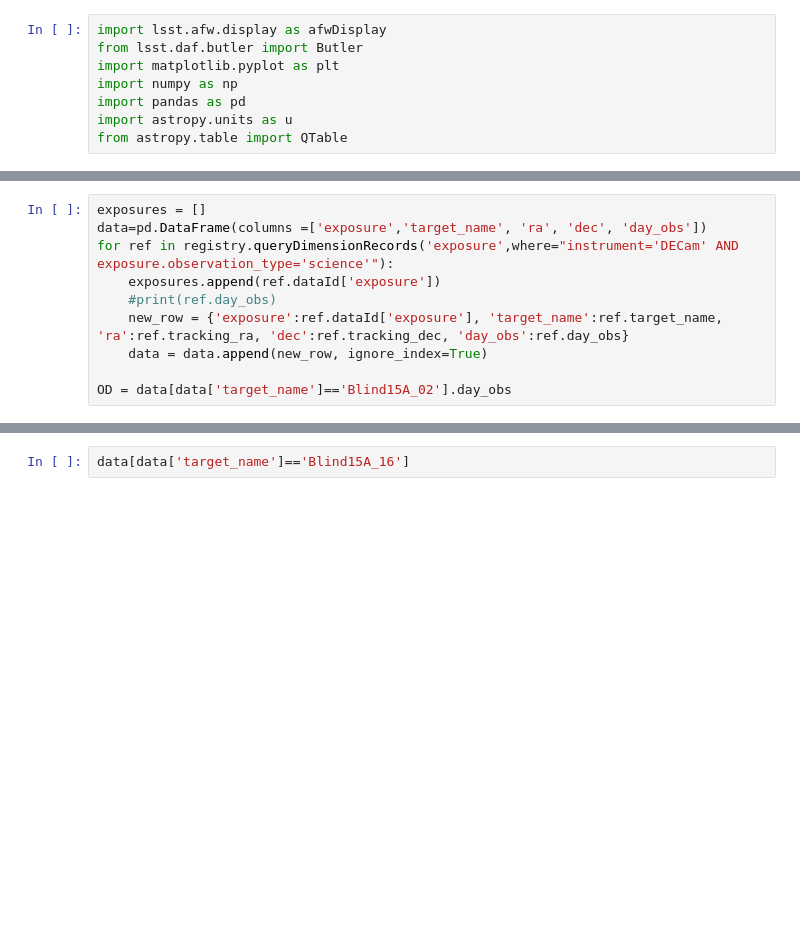
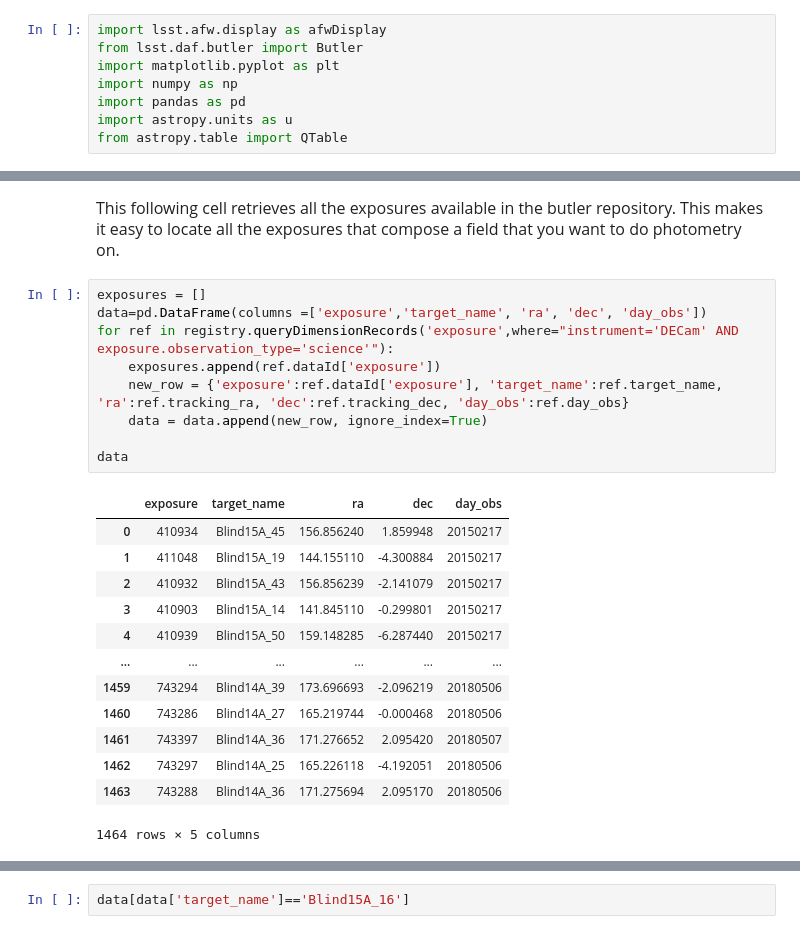
Before and after one commit to PauCaBu/LSST_notebooks, a Jupyter notebook: Seeing.ipynb, the cells around one changed output, grey strips where cells are left out. Drawn from its saved outputs; the diff is of its cells as text; blank space fills up the shorter version.

```diff
--- a/Seeing.ipynb
+++ b/Seeing.ipynb
@@ -64,10 +86,25 @@ def checkSeeing(collection, visit, data_type):
+# %% [markdown]
+<font size="3"> This following cell retrieves all the exposures available in the butler repository. This makes it easy to locate all the exposures that compose a field that you want to do photometry on.
 # %%
 exposures = []
 data=pd.DataFrame(columns =['exposure','target_name', 'ra', 'dec', 'day_obs'])
 for ref in registry.queryDimensionRecords('exposure',where="instrument='DECam' AND exposure.observation_type='science'"):
     exposures.append(ref.dataId['exposure'])
-    #print(ref.day_obs)
     new_row = {'exposure':ref.dataId['exposure'], 'target_name':ref.target_name, 'ra':ref.tracking_ra, 'dec':ref.tracking_dec, 'day_obs':ref.day_obs}
     data = data.append(new_row, ignore_index=True)
 
-OD = data[data['target_name']=='Blind15A_02'].day_obs
+data
+# %% [output]
+|  | exposure | target_name | ra | dec | day_obs |
+| 0 | 410934 | Blind15A_45 | 156.856240 | 1.859948 | 20150217 |
+| 1 | 411048 | Blind15A_19 | 144.155110 | -4.300884 | 20150217 |
+| 2 | 410932 | Blind15A_43 | 156.856239 | -2.141079 | 20150217 |
+| 3 | 410903 | Blind15A_14 | 141.845110 | -0.299801 | 20150217 |
+| 4 | 410939 | Blind15A_50 | 159.148285 | -6.287440 | 20150217 |
+| ... | ... | ... | ... | ... | ... |
+| 1459 | 743294 | Blind14A_39 | 173.696693 | -2.096219 | 20180506 |
+| 1460 | 743286 | Blind14A_27 | 165.219744 | -0.000468 | 20180506 |
+| 1461 | 743397 | Blind14A_36 | 171.276652 | 2.095420 | 20180507 |
+| 1462 | 743297 | Blind14A_25 | 165.226118 | -4.192051 | 20180506 |
+| 1463 | 743288 | Blind14A_36 | 171.275694 | 2.095170 | 20180506 |
+1464 rows × 5 columns
```
Also changed, not shown: parts of 15 cells of this notebook.
